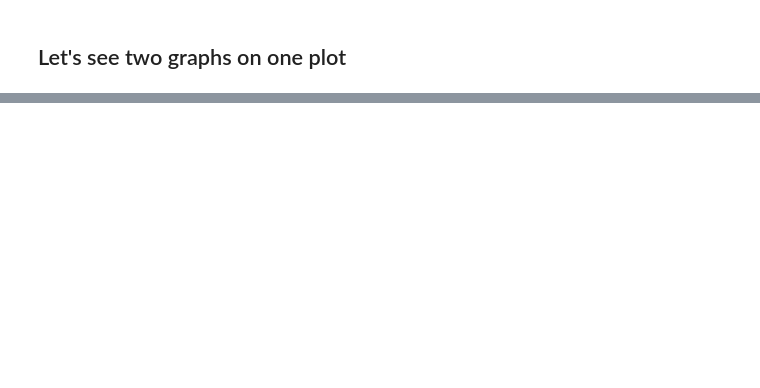
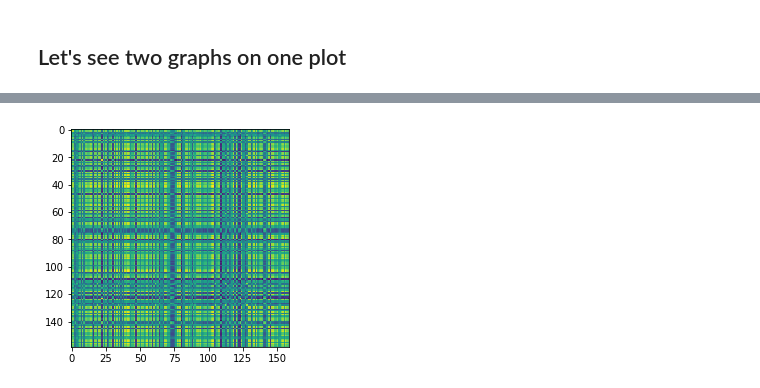
Before and after one commit to iskrzyns/graph-node-analysis, a Jupyter notebook: 3-denoising-autoencoder.ipynb, the cells around one changed output, grey strips where cells are left out. Cells and saved outputs as stored; diff of their text form; code cells hidden in the pictures; blank space fills up the shorter version.

```diff
--- a/3-denoising-autoencoder.ipynb
+++ b/3-denoising-autoencoder.ipynb
@@ -162,0 +165,18 @@ plt.show();
+# %%
+def graph_similarity(graph1, graph2, graph_slices, X_embedded):
+    slc1 = graph_slices[graph1]
+    slc2 = graph_slices[graph2]
+
+    X1 = X_embedded[slc1, :]
+    X2 = X_embedded[slc2, :]
+
+    return rbf_kernel(X1, X2).mean()
+# %%
+%%time
+graph_sim_mat = np.array([
+    [
+        graph_similarity(i, j, graph_slices, X_embedded)
+        for j in range(len(graph_slices))
+    ]
+    for i in range(len(graph_slices))
+])
@@ -162,0 +186,4 @@ plt.show();
+# %%
+plt.imshow(graph_sim_mat);
+# %% [output]
+[figure, added]
```
Also changed, not shown: parts of 10 cells of this notebook.
